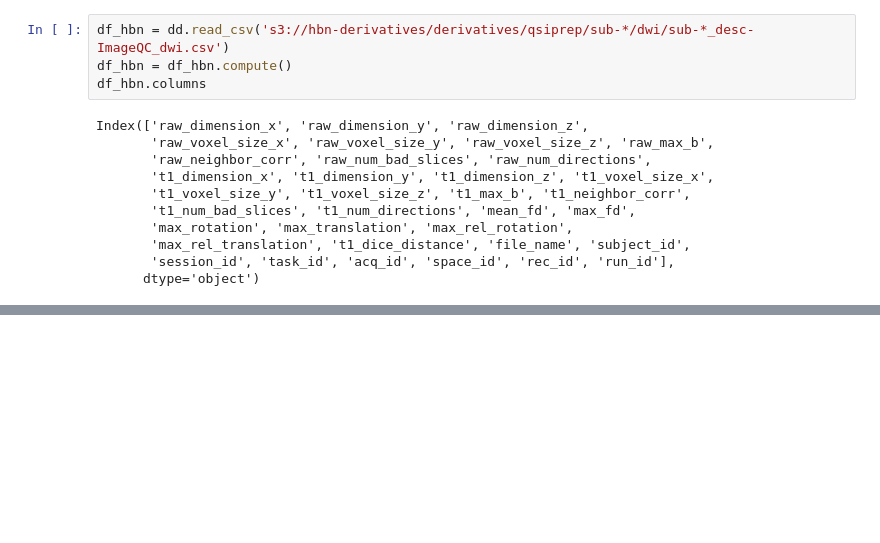
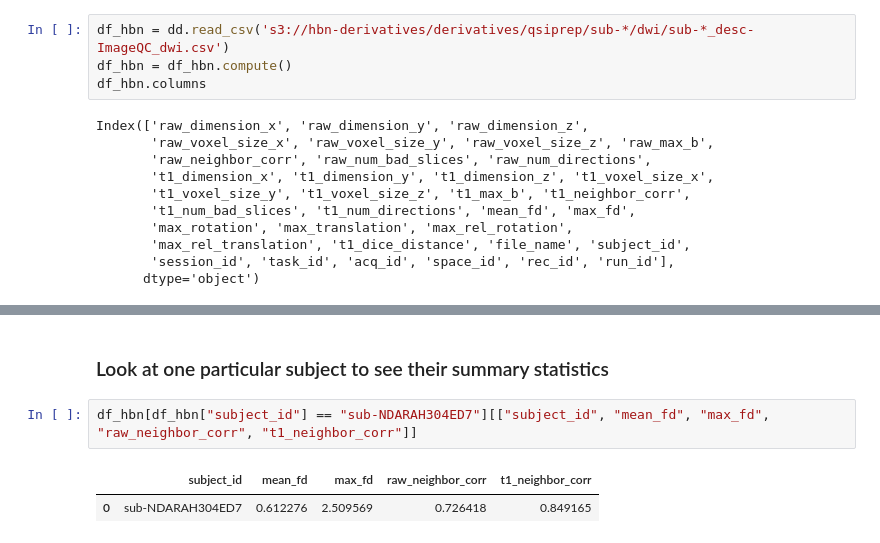
Before and after one commit to nrdg/hbn-hub, a Jupyter notebook: notebooks/2020-09-03-visualize-qsiprep-qc.ipynb, the cells around one changed output, grey strips where cells are left out. Cells and saved outputs as stored; diff of their text form; blank space fills up the shorter version.

```diff
--- a/notebooks/2020-09-03-visualize-qsiprep-qc.ipynb
+++ b/notebooks/2020-09-03-visualize-qsiprep-qc.ipynb
@@ -82,3 +91,10 @@ Index(['raw_dimension_x', 'raw_dimension_y', 'raw_dimension_z',
 scatter_brush(df=df_hbn, title="HBN")
 # %% [output]
 [interactive output not drawn]
+# %% [markdown]
+### Look at one particular subject to see their summary statistics
+# %%
+df_hbn[df_hbn["subject_id"] == "sub-NDARAH304ED7"][["subject_id", "mean_fd", "max_fd", "raw_neighbor_corr", "t1_neighbor_corr"]]
+# %% [output]
+|  | subject_id | mean_fd | max_fd | raw_neighbor_corr | t1_neighbor_corr |
+| 0 | sub-NDARAH304ED7 | 0.612276 | 2.509569 | 0.726418 | 0.849165 |
```
Also changed, not shown: parts of 5 cells of this notebook, 1 other file.
